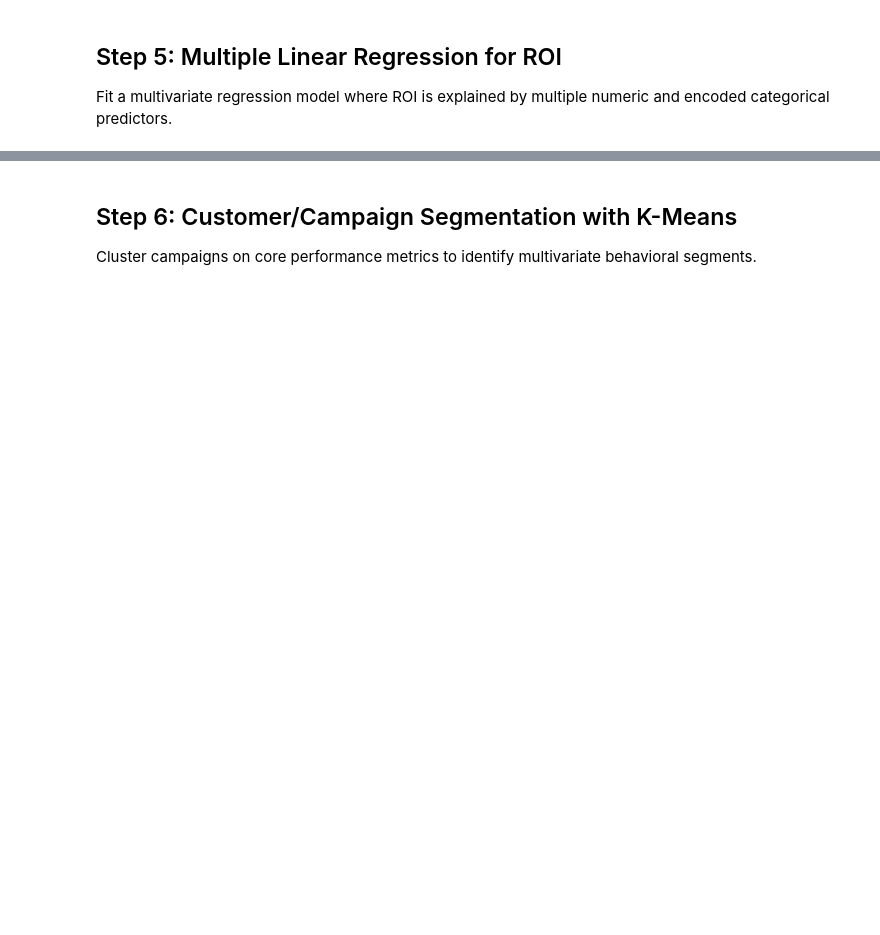
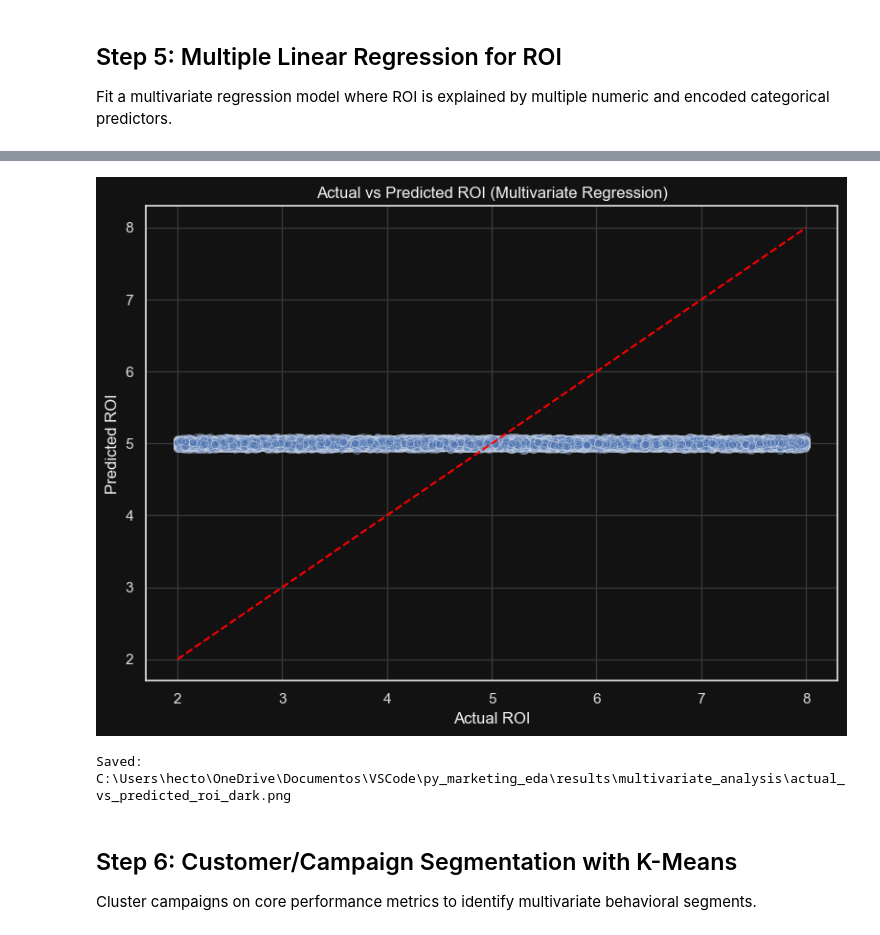
Before and after one commit to bakedaliennn/py_marketing_eda, a Jupyter notebook: notebooks/04_multivariate_analysis.ipynb, the cells around one changed output, grey strips where cells are left out. Cells and saved outputs as stored; diff of their text form; code cells hidden in the pictures; blank space fills up the shorter version.

```diff
--- a/notebooks/04_multivariate_analysis.ipynb
+++ b/notebooks/04_multivariate_analysis.ipynb
@@ -115,14 +200,22 @@ coef_df.head(15)
 # %%
+## Actual-vs-predicted scatter: tighter diagonal clustering implies better fit.
 plt.figure(figsize=(8, 6))
 sns.scatterplot(x=y_test, y=y_pred, alpha=0.4)
 min_v = min(y_test.min(), y_pred.min())
 max_v = max(y_test.max(), y_pred.max())
 plt.plot([min_v, max_v], [min_v, max_v], color="red", linestyle="--", linewidth=1.5)
 plt.title("Actual vs Predicted ROI (Multivariate Regression)")
 plt.xlabel("Actual ROI")
 plt.ylabel("Predicted ROI")
 plt.tight_layout()
+
+actual_vs_pred_path = results_dir / "actual_vs_predicted_roi_dark.png"
+plt.savefig(actual_vs_pred_path, dpi=300, bbox_inches="tight")
 plt.show()
+print(f"Saved: {actual_vs_pred_path.resolve()}")
+# %% [output]
+[figure, added]
+Saved: C:\Users\hecto\OneDrive\Documentos\VSCode\py_marketing_eda\results\multivariate_analysis\actual_vs_predicted_roi_dark.png
 # %% [markdown]
 ## Step 6: Customer/Campaign Segmentation with K-Means
 
```
Also changed, not shown: parts of 10 cells of this notebook, 12 other files.
